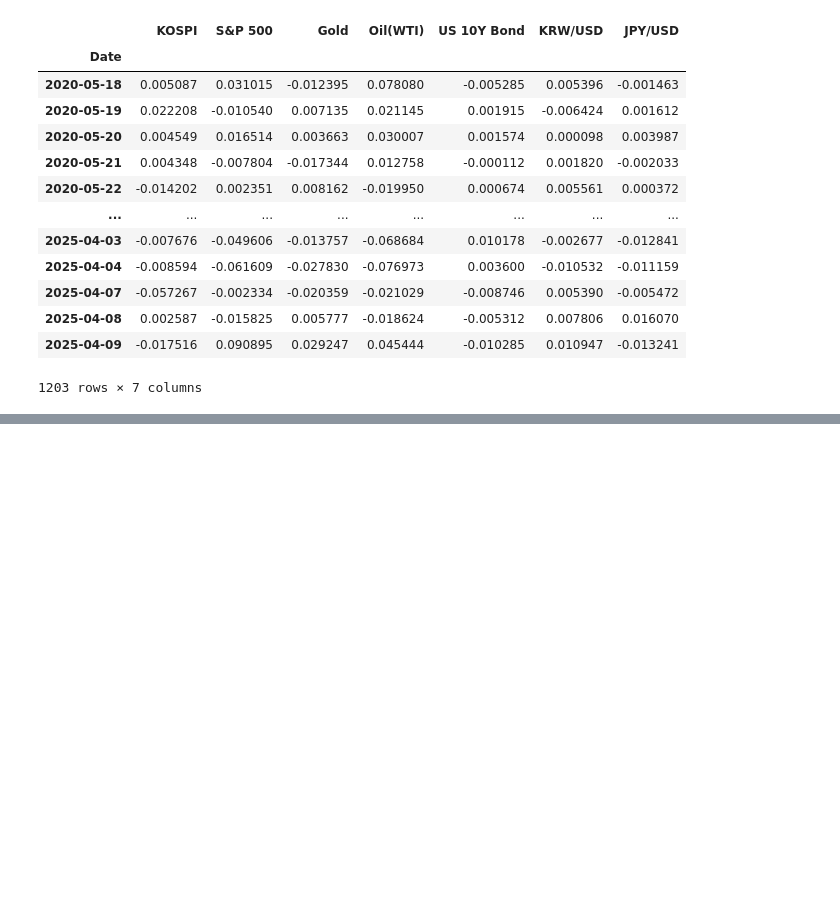
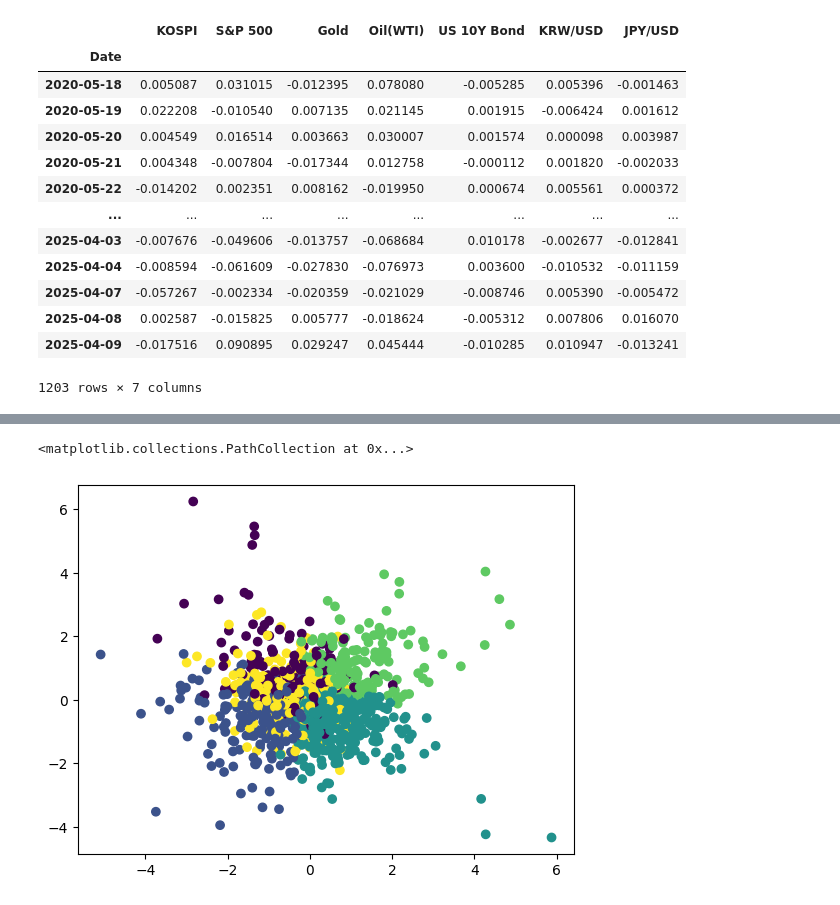
Before and after one commit to cncn0069/ML_learning, a Jupyter notebook: train/ch03_dbscan.ipynb, the cells around one changed output, grey strips where cells are left out. Saved outputs shown, nothing was run; the diff lists cells and outputs as text; code cells hidden in the pictures; blank space fills up the shorter version.

```diff
--- a/train/ch03_dbscan.ipynb
+++ b/train/ch03_dbscan.ipynb
@@ -203,0 +241,23 @@ for k in k_range:
+# %%
+eps_range = np.arange(0.3,1.5,0.1)
+min_samples_range = [3,5,7,10]
+best_silhoustte = -1
+best_eps = 0
+best_min_sample = 0
+# %%
+
+
+for eps in eps_range:
+    for min_samples in min_samples_range:
+        dbscan = DBSCAN(eps=eps,min_samples=min_samples)
+        dbscan_labels = dbscan.fit_predict(scaler_returns)
+        #최소한 클러스터는 1개 이상, 모든 포인트가 -1이 아니었으면 좋겠음
+        n_clusters = len(set(dbscan_labels)) - (1 if -1 in dbscan_labels else 0)
+        if n_clusters > 1 and np.sum(dbscan_labels != -1) > 10:
+            non_noise_idx = dbscan_labels != -1
+            if np.sum(non_noise_idx) > 1:
+                score = silhouette_score(scaler_returns[non_noise_idx], dbscan_labels[non_noise_idx])
+                if score > best_silhoustte:
+                    best_silhoustte = score
+                    best_eps = eps
+                    best_min_sample = min_samples
@@ -203,0 +268,3 @@ for k in k_range:
+# %%
+kmeans = KMeans(n_clusters=best_min_sample, n_init=10, random_state=42)
+kmeans_labels = kmeans.fit_predict(scaler_returns)
@@ -203,0 +280,5 @@ for k in k_range:
+# %%
+plt.scatter(pca_components[:,0],pca_components[:,1],c=kmeans_labels, cmap='viridis')
+# %% [output]
+<matplotlib.collections.PathCollection at 0x...>
+[figure, added]
```
Also changed, not shown: parts of 13 cells of this notebook, 9 other files.
